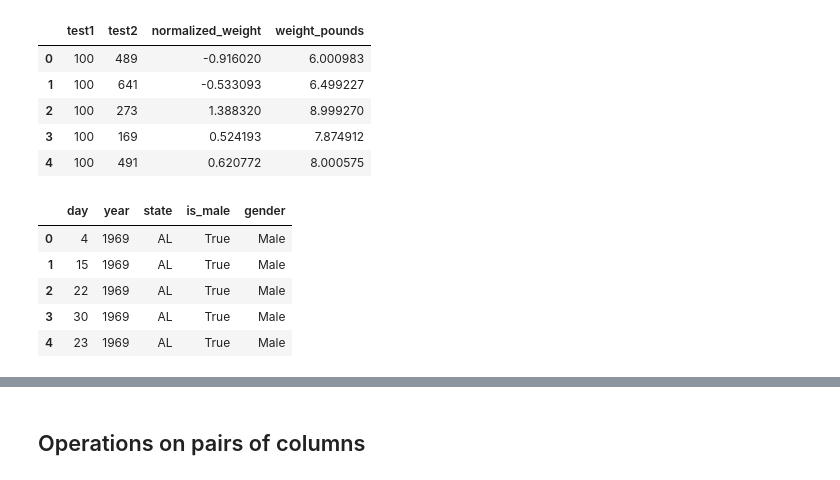
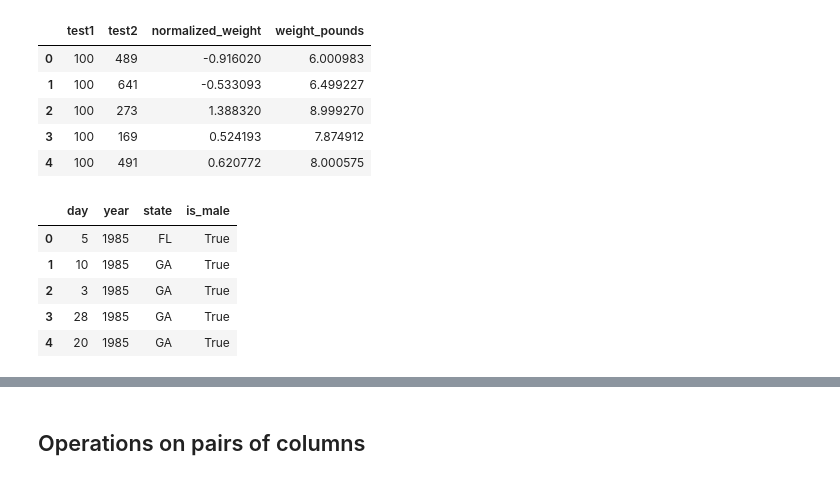
Before and after one commit to askerry/bqpy, a Jupyter notebook: bq_basic_template.ipynb, the cells around one changed output, grey strips where cells are left out. Cells and saved outputs as stored; diff of their text form; code cells hidden in the pictures.

```diff
--- a/bq_basic_template.ipynb
+++ b/bq_basic_template.ipynb
@@ -48,8 +42,8 @@ for t in tables:
 # %%
 #specify bq paths to tables
 #format: project:dataset.tablename (if dataset is in current project_id, can use just dataset.tablename)
-table1 = 'lomulation:temp.stats_reference'
-table2 = 'lomulation:temp.reference_join'
+table1 = 'lomulation:temp.natality'
+table2 = 'lomulation:temp.names'
 # %% [markdown]
 # Dataframe-ish abstraction for bigquery table
 # %%
@@ -224,4 +219,2 @@ rounded.local
 # %% [markdown]
 ## Manipulating table data
-# %%
-df1.add_index(inplace=True)
@@ -278,9 +264,9 @@ newdf['gender']=newdf['is_male'].apply(lambda x: 'Male 'if x else 'Female')
 # %%
-newdf.head()
+limited.head()
 # %% [output]
-|  | day | year | state | is_male | gender |
-| 0 | 4 | 1969 | AL | True | Male |
-| 1 | 15 | 1969 | AL | True | Male |
-| 2 | 22 | 1969 | AL | True | Male |
-| 3 | 30 | 1969 | AL | True | Male |
-| 4 | 23 | 1969 | AL | True | Male |
+|  | day | year | state | is_male |
+| 0 | 5 | 1985 | FL | True |
+| 1 | 10 | 1985 | GA | True |
+| 2 | 3 | 1985 | GA | True |
+| 3 | 28 | 1985 | GA | True |
+| 4 | 20 | 1985 | GA | True |
```
Also changed, not shown: parts of 46 cells of this notebook, 5 other files.
